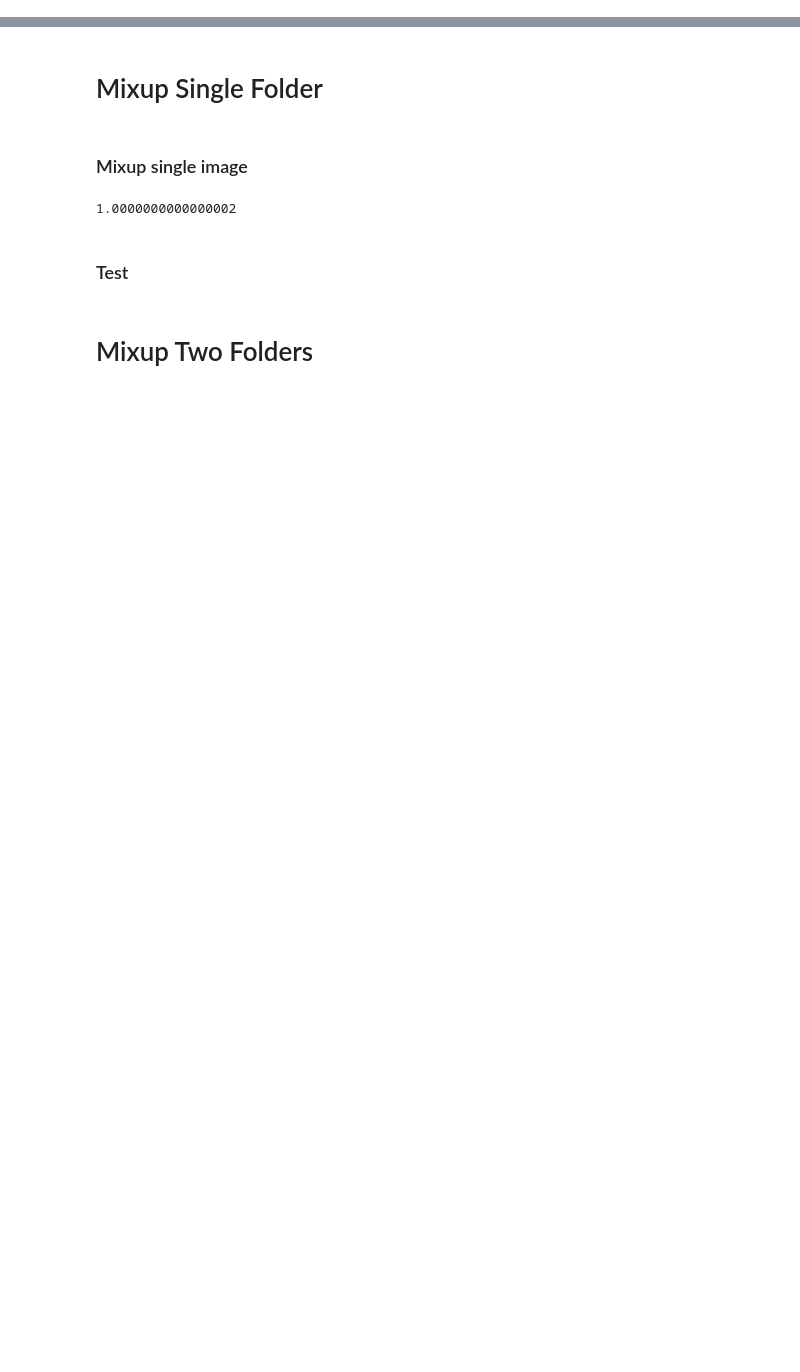
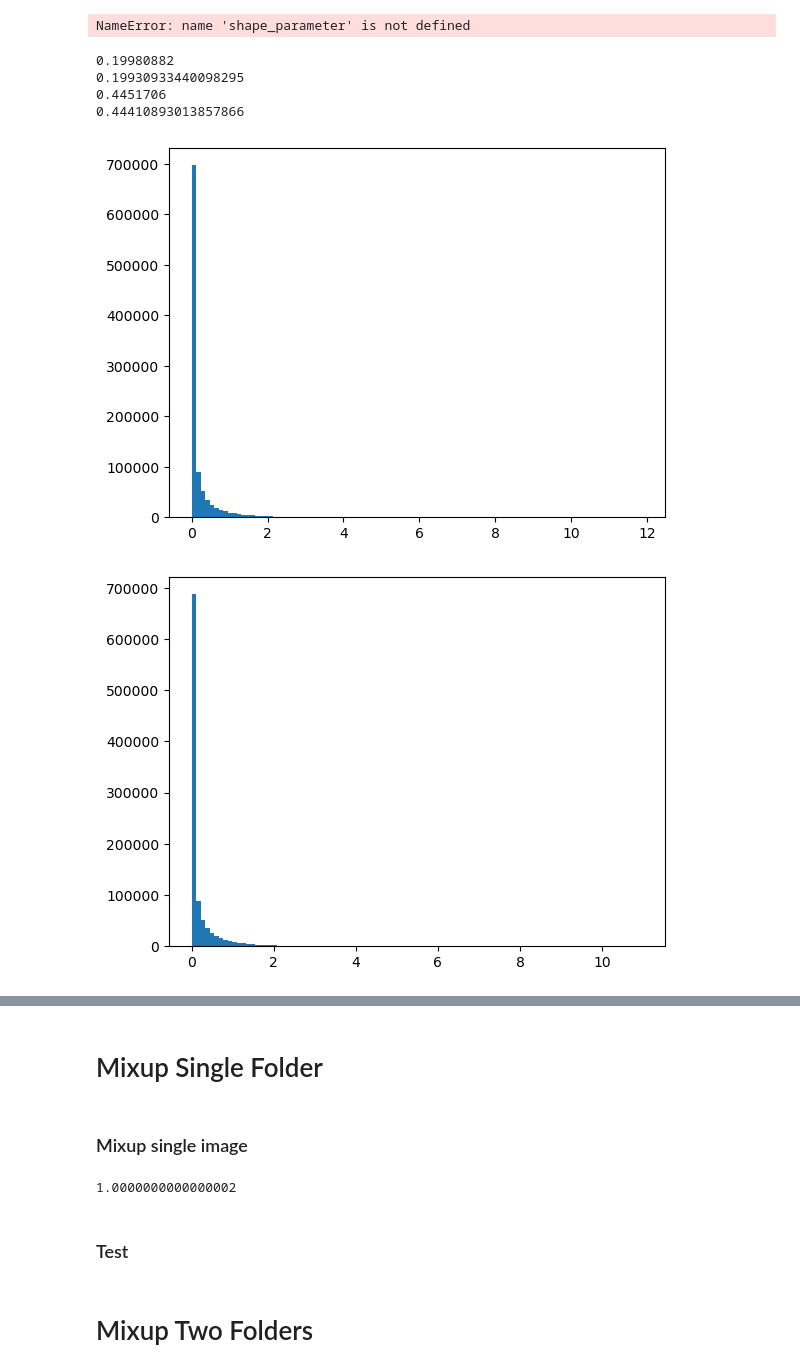
Before and after one commit to thomas7619/landslide, a Jupyter notebook: mixup.ipynb, the cells around one changed output, grey strips where cells are left out. Saved outputs shown, nothing was run; the diff lists cells and outputs as text; code cells hidden in the pictures; blank space fills up the shorter version.

```diff
--- a/mixup.ipynb
+++ b/mixup.ipynb
@@ -5,0 +7,25 @@ from skimage.transform import resize
+# %%
+np_res = np.random.gamma(shape=shape_parameter, scale=scale_parameter, size=size)
+
+
+tf_op = tf.random_gamma(shape=size, alpha=shape_parameter, beta=1/scale_parameter)
+# %% [output]
+NameError: name 'shape_parameter' is not defined
+# %%
+ssize=1000000
+A = tf.random.gamma(shape=[ssize], alpha=0.2).numpy()
+B=np.random.gamma(0.2,size=[ssize])
+plt.hist(A,100)
+plt.figure()
+plt.hist(B,100)
+print(np.mean(A))
+print(np.mean(B))
+print(np.std(A))
+print(np.std(B))
+# %% [output]
+0.19980882
+0.19930933440098295
+0.4451706
+0.44410893013857866
+[figure, added]
+[figure, added]
```
Also changed, not shown: parts of 2 cells of this notebook, 3 other files.
